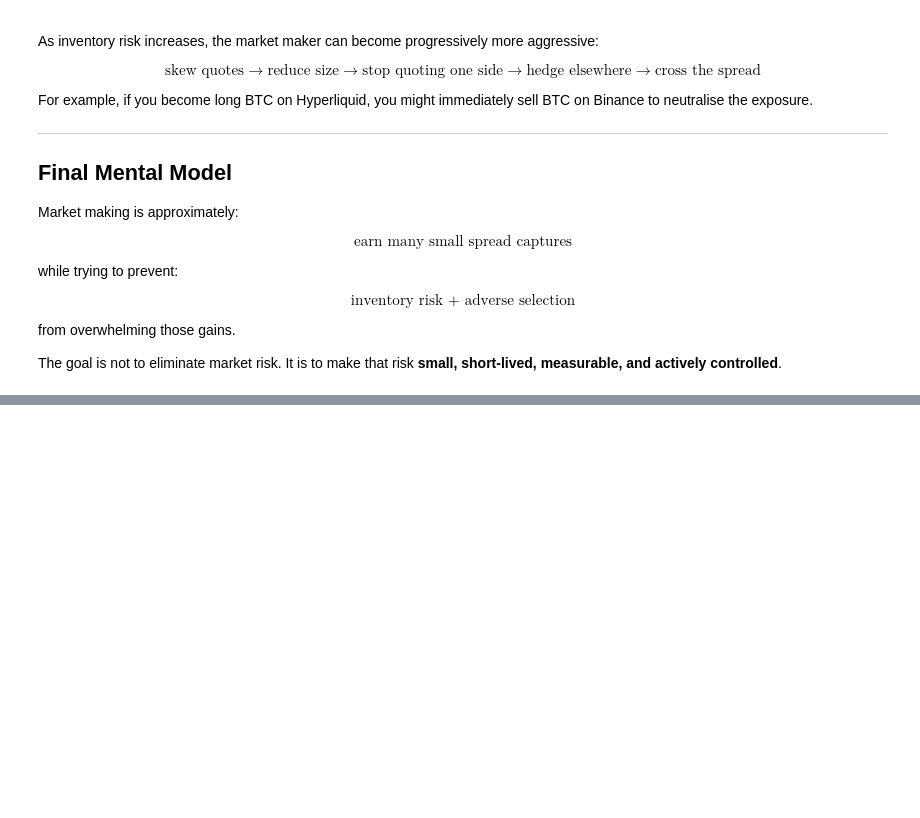
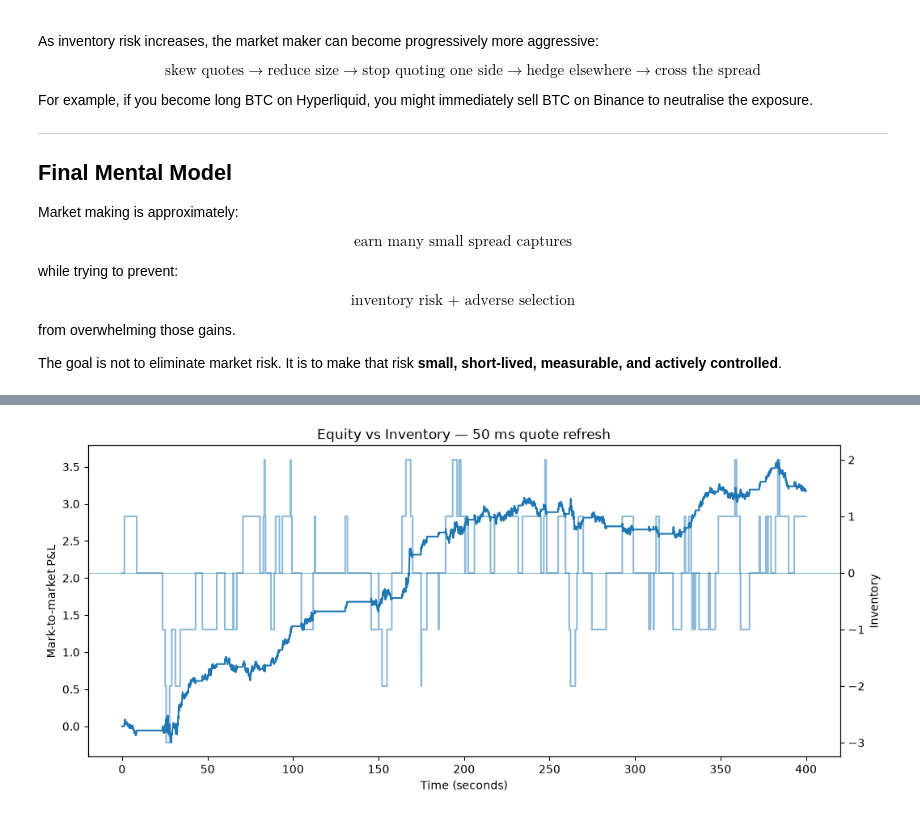
Before and after one commit to aliquid-novi/crypto_research, a Jupyter notebook: mm_mft_example.ipynb, the cells around one changed output, grey strips where cells are left out. Cells and saved outputs as stored; diff of their text form; code cells hidden in the pictures; blank space fills up the shorter version.

```diff
--- a/mm_mft_example.ipynb
+++ b/mm_mft_example.ipynb
@@ -747,0 +1543,82 @@ The goal is not to eliminate market risk. It is to make that risk **small, short
+# %%
+# ============================================================
+# EQUITY VS INVENTORY
+# ============================================================
+
+for refresh_ms in refresh_intervals:
+
+    history = simulation_results[
+        refresh_ms
+    ]["history"]
+
+    time_seconds = (
+        history["time_ms"]
+        / 1000
+    )
+
+
+    fig, ax_equity = plt.subplots(
+        figsize=(12, 5)
+    )
+
+
+    # ----------------------------
+    # EQUITY
+    # ----------------------------
+
+    ax_equity.plot(
+        time_seconds,
+        history["equity"],
+        linewidth=1.5,
+        label="Equity"
+    )
+
+    ax_equity.set_xlabel(
+        "Time (seconds)"
+    )
+
+    ax_equity.set_ylabel(
+        "Mark-to-market P&L"
+    )
+
+
+    # ----------------------------
+    # INVENTORY
+    # ----------------------------
+
+    ax_inventory = (
+        ax_equity.twinx()
+    )
+
+    ax_inventory.step(
+        time_seconds,
+        history["inventory"],
+        where="post",
+        alpha=0.5,
+        label="Inventory"
+    )
+
+    ax_inventory.set_ylabel(
+        "Inventory"
+    )
+
+
+    # ----------------------------
+    # ZERO INVENTORY LINE
+    # ----------------------------
+
+    ax_inventory.axhline(
+        0,
+        linewidth=0.8,
+        alpha=0.5
+    )
+
+
+    plt.title(
+        f"Equity vs Inventory — "
+        f"{refresh_ms} ms quote refresh"
+    )
+
+    plt.show()
+# %% [output]
+[figure, added]
```
Also changed, not shown: parts of 9 cells of this notebook, 2 other files.
